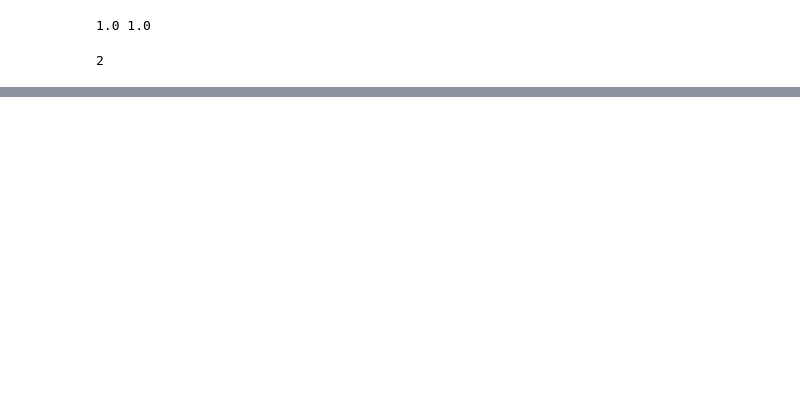
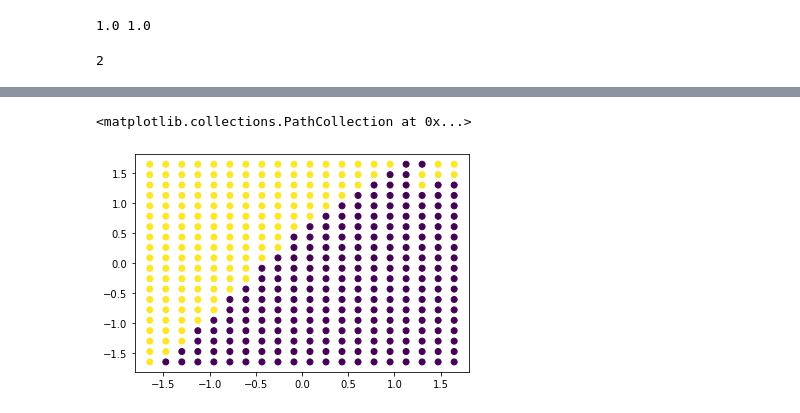
Before and after one commit to FeorgeGeorge/NetworkTopology, a Jupyter notebook: synthetic/makeModel.ipynb, the cells around one changed output, grey strips where cells are left out. Cells and saved outputs as stored; diff of their text form; code cells hidden in the pictures; blank space fills up the shorter version.

```diff
--- a/synthetic/makeModel.ipynb
+++ b/synthetic/makeModel.ipynb
@@ -240,0 +305,2 @@ with open("acc_dict", "wb") as file:
+# %%
+pred = test_model.predict(norm_points)
@@ -240,0 +309,7 @@ with open("acc_dict", "wb") as file:
+# %%
+target = (pred > 1/2)
+# %%
+plt.scatter(norm_points[:, 0], norm_points[:, 1], c=target)
+# %% [output]
+<matplotlib.collections.PathCollection at 0x...>
+[figure, added]
```
Also changed, not shown: parts of 34 cells of this notebook, 1 other file.
